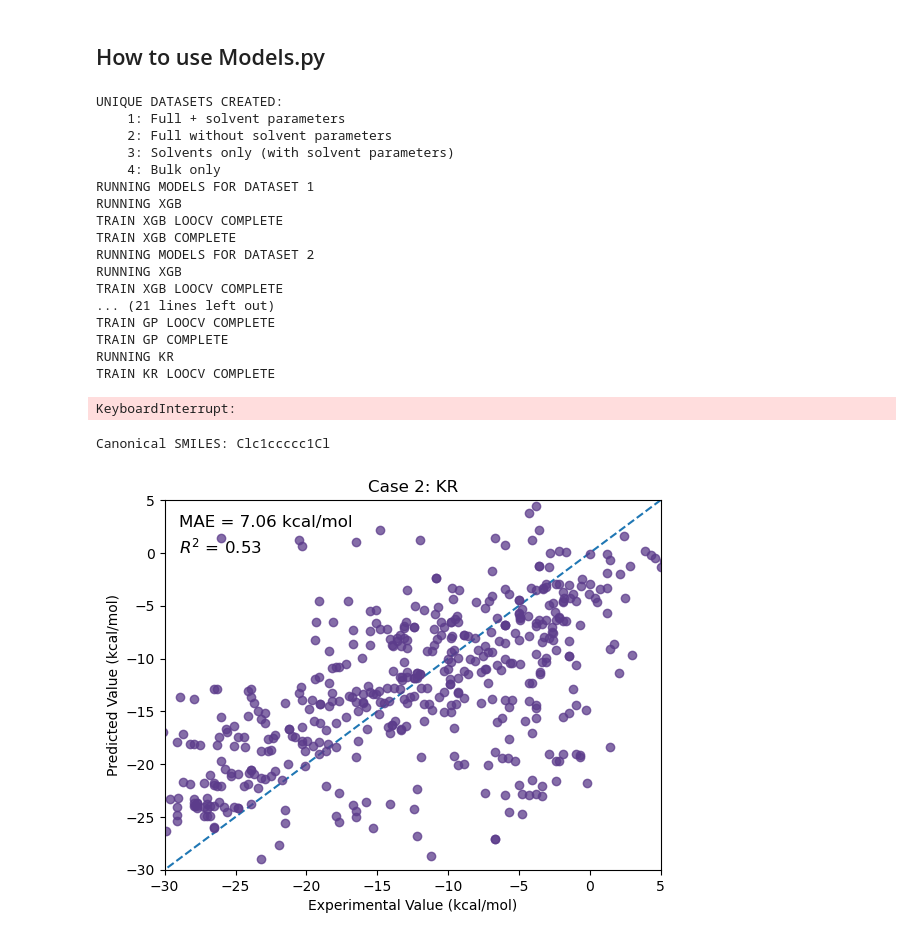
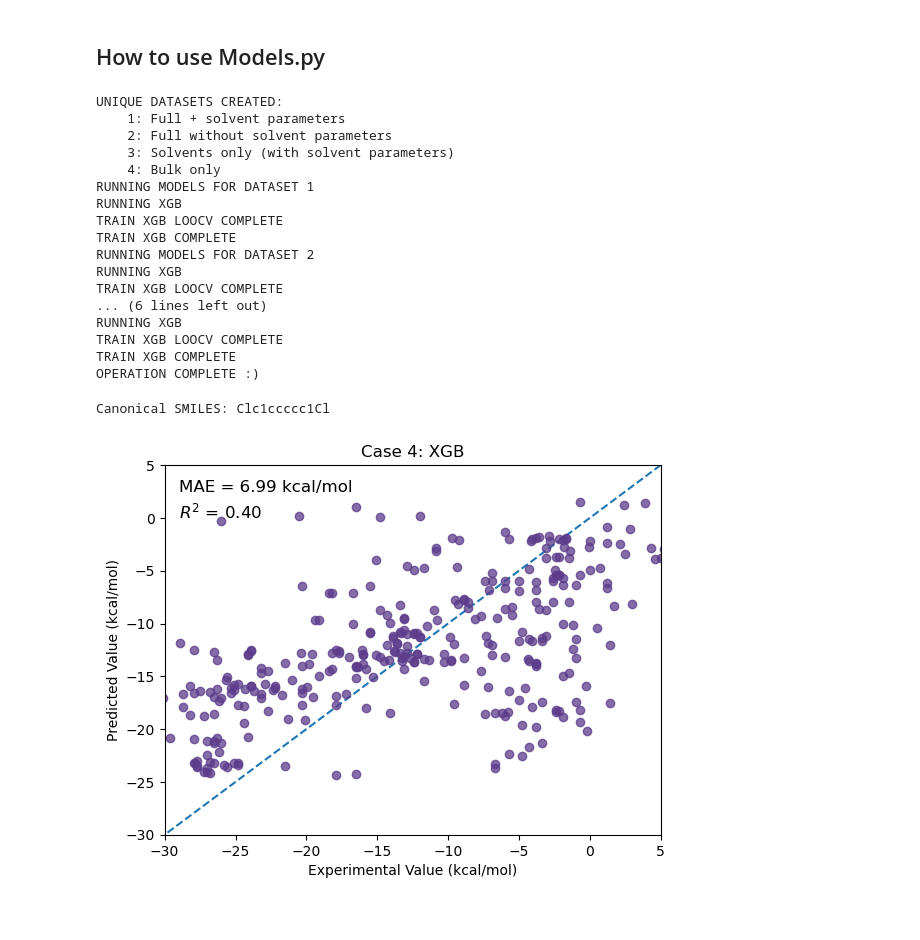
Before and after one commit to skozarekar/thermonomer, a Jupyter notebook: walkthrough.ipynb, the cells around one changed output. Cells and saved outputs as stored; diff of their text form; code cells hidden in the pictures.

```diff
--- a/walkthrough.ipynb
+++ b/walkthrough.ipynb
@@ -212,8 +212,8 @@ RDKIT Parameter Cleaning Complete
 # %%
 import Models
 # %%
-infile_path = "monomer data build/encoded_imputed_featurized_entropy.csv"
-n_iters = 100
+infile_path = "/Users/hunter/Downloads/BROADBELT LAB/thermonomer-1/monomer data build/cleaned_encoded_imputed_featurized_entropy.csv"
+n_iters = 200
 target = "dS (J/mol/K)"
 
 Models.main(infile_path, n_iters, target, get_hyperparams = False, get_models = False)
@@ -230,12 +230,11 @@ TRAIN XGB COMPLETE
 RUNNING MODELS FOR DATASET 2
 RUNNING XGB
 TRAIN XGB LOOCV COMPLETE
-... (21 lines left out)
-TRAIN GP LOOCV COMPLETE
-TRAIN GP COMPLETE
-RUNNING KR
-TRAIN KR LOOCV COMPLETE
+... (6 lines left out)
+RUNNING XGB
+TRAIN XGB LOOCV COMPLETE
+TRAIN XGB COMPLETE
+OPERATION COMPLETE :)
-KeyboardInterrupt:
 # %%
 from rdkit import Chem
 
@@ -257,7 +256,8 @@ Data.summarizeTrainTestResults("/Users/hunter/Downloads/BROADBELT LAB/thermonome
 # %%
 Data.summarizeLOOCVResults("/Users/hunter/Downloads/BROADBELT LAB/thermonomer-1/model_results_LOOCV")
 # %%
-path = "/Users/hunter/Downloads/BROADBELT LAB/thermonomer-1/model_results_LOOCV/KR_LOOCV_2.csv"
+import Data
+path = "/Users/hunter/Downloads/BROADBELT LAB/thermonomer-1/model_results_LOOCV/XGB_LOOCV_4.csv"
 Data.graphExpPred(path)
 # %% [output]
-[figure, old version]
+[figure, new version]
```
Also changed, not shown: parts of 1 cell of this notebook, 54 other files.
